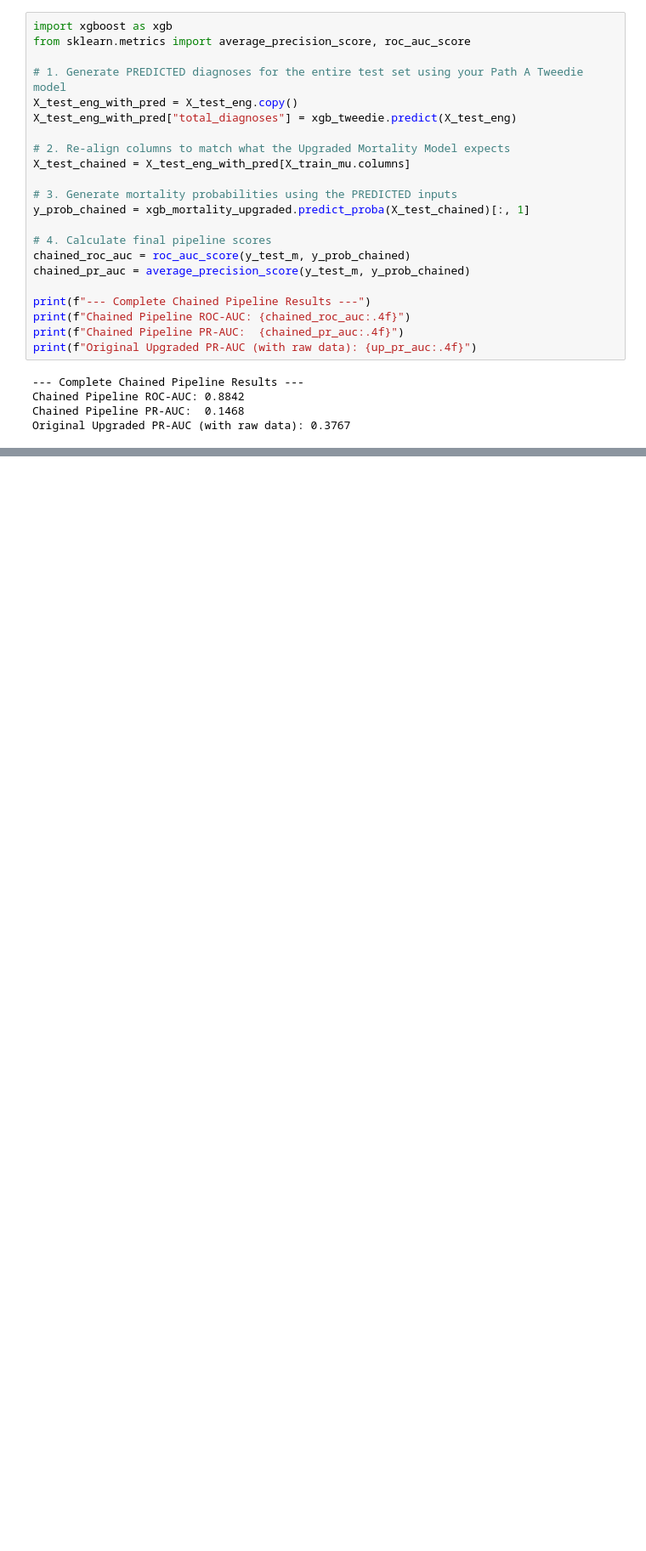
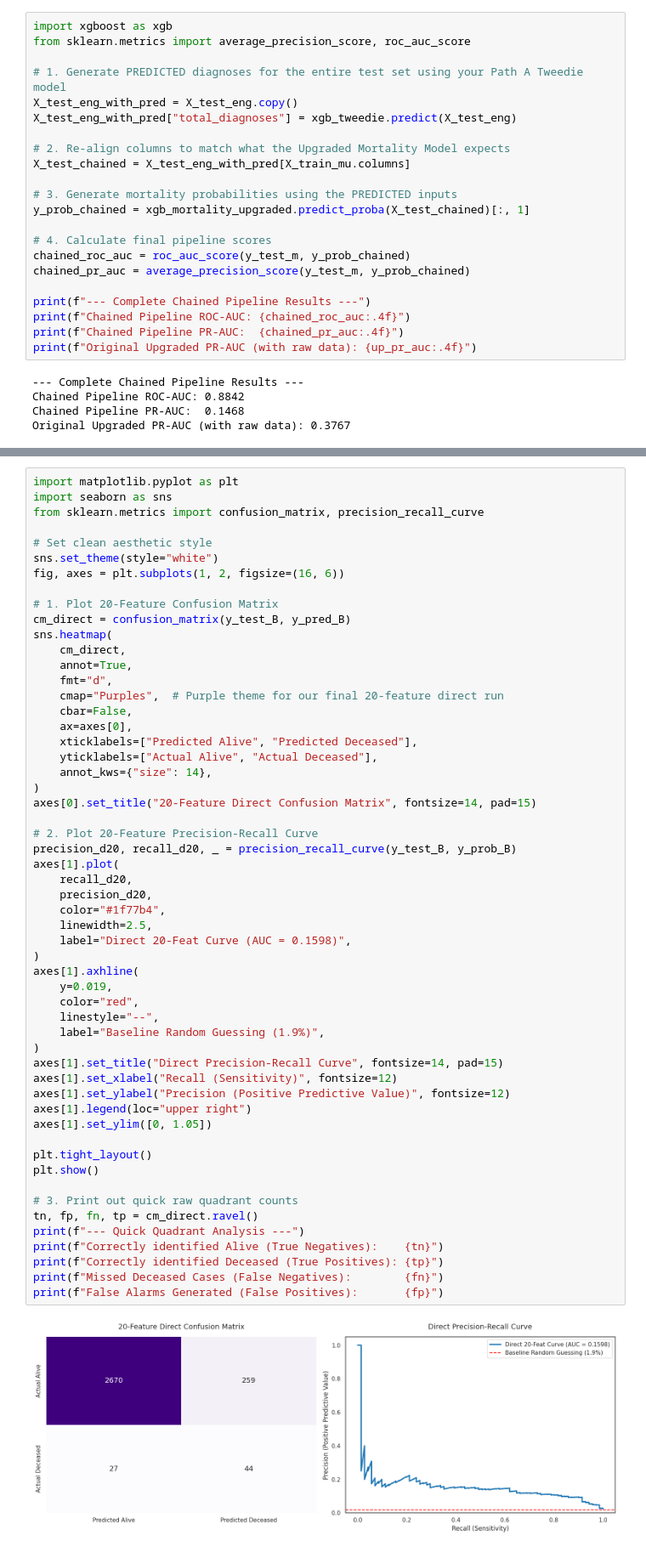
Before and after one commit to abhisakh/XGBOOST_Machine_Leraning_Predictor_Titanic, a Jupyter notebook: XGBOOST_NodeA.ipynb, the cells around one changed output, grey strips where cells are left out. Shown at 85% size. Saved outputs shown, nothing was run; the diff lists cells and outputs as text; blank space fills up the shorter version.

```diff
--- a/XGBOOST_NodeA.ipynb
+++ b/XGBOOST_NodeA.ipynb
@@ -1042,0 +1229,57 @@ Original Upgraded PR-AUC (with raw data): 0.3767
+# %%
+import matplotlib.pyplot as plt
+import seaborn as sns
+from sklearn.metrics import confusion_matrix, precision_recall_curve
+
+# Set clean aesthetic style
+sns.set_theme(style="white")
+fig, axes = plt.subplots(1, 2, figsize=(16, 6))
+
+# 1. Plot 20-Feature Confusion Matrix
+cm_direct = confusion_matrix(y_test_B, y_pred_B)
+sns.heatmap(
+    cm_direct,
+    annot=True,
+    fmt="d",
+    cmap="Purples",  # Purple theme for our final 20-feature direct run
+    cbar=False,
+    ax=axes[0],
+    xticklabels=["Predicted Alive", "Predicted Deceased"],
+    yticklabels=["Actual Alive", "Actual Deceased"],
+    annot_kws={"size": 14},
+)
+axes[0].set_title("20-Feature Direct Confusion Matrix", fontsize=14, pad=15)
+
+# 2. Plot 20-Feature Precision-Recall Curve
+precision_d20, recall_d20, _ = precision_recall_curve(y_test_B, y_prob_B)
+axes[1].plot(
+    recall_d20,
+    precision_d20,
+    color="#1f77b4",
+    linewidth=2.5,
+    label="Direct 20-Feat Curve (AUC = 0.1598)",
+)
+axes[1].axhline(
+    y=0.019,
+    color="red",
+    linestyle="--",
+    label="Baseline Random Guessing (1.9%)",
+)
+axes[1].set_title("Direct Precision-Recall Curve", fontsize=14, pad=15)
+axes[1].set_xlabel("Recall (Sensitivity)", fontsize=12)
+axes[1].set_ylabel("Precision (Positive Predictive Value)", fontsize=12)
+axes[1].legend(loc="upper right")
+axes[1].set_ylim([0, 1.05])
+
+plt.tight_layout()
+plt.show()
+
+# 3. Print out quick raw quadrant counts
+tn, fp, fn, tp = cm_direct.ravel()
+print(f"--- Quick Quadrant Analysis ---")
+print(f"Correctly identified Alive (True Negatives):    {tn}")
+print(f"Correctly identified Deceased (True Positives): {tp}")
+print(f"Missed Deceased Cases (False Negatives):        {fn}")
+print(f"False Alarms Generated (False Positives):       {fp}")
+# %% [output]
+[figure, added]
```
Also changed, not shown: parts of 16 cells of this notebook.
